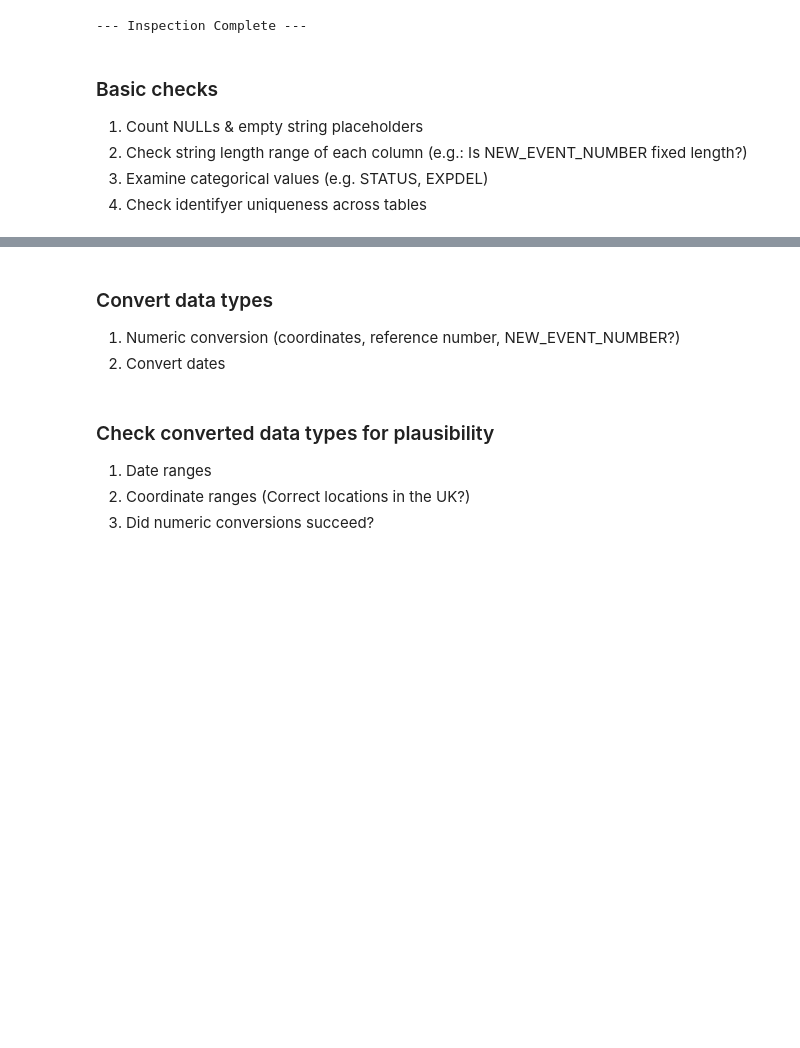
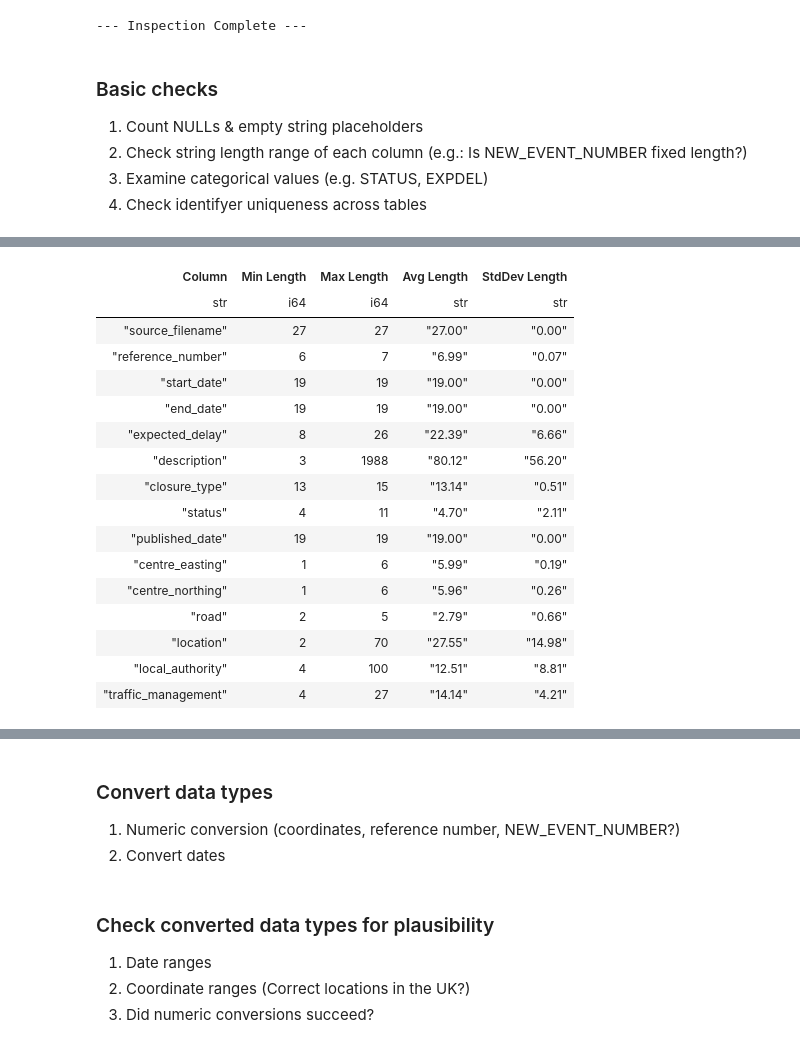
Before and after one commit to FlorisRX/UK_roadworks_XML_pipeline, a Jupyter notebook: data_exploration.ipynb, the cells around one changed output, grey strips where cells are left out. Cells and saved outputs as stored; diff of their text form; code cells hidden in the pictures; blank space fills up the shorter version.

```diff
--- a/data_exploration.ipynb
+++ b/data_exploration.ipynb
@@ -1330,0 +1291,76 @@ except duckdb.Error as e:
+# %%
+# --- Check 2: String Length Analysis ---
+print("--- Running Check 2: String Length Analysis ---")
+for table_name, columns in TABLES_INFO.items():
+    print(f"\n--- Analyzing Table for String Lengths: {table_name} ---")
+
+    count_df = run_query(con, f'SELECT COUNT(*) as total_rows FROM "{table_name}"')
+    total_rows = 0
+    if count_df is not None and not count_df.is_empty():
+        total_rows = count_df[0, "total_rows"]
+    # print(f"Total Rows: {total_rows}") # Optional context
+
+    if total_rows == 0:
+        print("Table is empty. Skipping string length checks for this table.")
+        continue
+
+    print("\n2. String Length Analysis:")
+    length_results = []
+    for col in columns:
+        length_stats_query = f'''
+            SELECT MIN(LENGTH("{col}")) as min_len,
+                    MAX(LENGTH("{col}")) as max_len,
+                    AVG(LENGTH("{col}")) as avg_len,
+                    STDDEV_POP(LENGTH("{col}")) as stddev_len
+            FROM "{table_name}"
+            WHERE "{col}" IS NOT NULL AND trim("{col}") != ''
+        '''
+        length_df = run_query(con, length_stats_query)
+
+        min_len, max_len, avg_len, stddev_len = "Error", "Error", "Error", "Error"
+        if length_df is not None and not length_df.is_empty():
+            min_len = length_df[0, "min_len"]
+            max_len = length_df[0, "max_len"]
+            avg_len_val = length_df[0, "avg_len"]
+            stddev_len_val = length_df[0, "stddev_len"]
+
+            avg_len = f"{avg_len_val:.2f}" if avg_len_val is not None else "N/A"
+            stddev_len = f"{stddev_len_val:.2f}" if stddev_len_val is not None else "N/A"
+
+        length_results.append({
+            "Column": col,
+            "Min Length": min_len,
+            "Max Length": max_len,
+            "Avg Length": avg_len,
+            "StdDev Length": stddev_len
+        })
+
+        if min_len != "Error" and min_len is not None:
+            shortest_strings_query = f'''
+                SELECT DISTINCT "{col}" as val
+                FROM "{table_name}"
+                WHERE "{col}" IS NOT NULL AND LENGTH("{col}") = {min_len}
+                LIMIT 3
+            '''
+            shortest_df = run_query(con, shortest_strings_query)
+            if shortest_df is not None and not shortest_df.is_empty():
+                print(f"  Shortest string example for '{col}' (length {min_len}): {shortest_df['val'].to_list()}")
+
+        if max_len != "Error" and max_len is not None:
+            longest_strings_query = f'''
+                SELECT DISTINCT "{col}" as val
+                FROM "{table_name}"
+                WHERE "{col}" IS NOT NULL AND LENGTH("{col}") = {max_len}
+                LIMIT 3
+            '''
+            longest_df = run_query(con, longest_strings_query)
+            if longest_df is not None and not longest_df.is_empty():
+                print(f"  Longest string example for '{col}' (length {max_len}): {longest_df['val'].to_list()}")
+
+    if length_results:
+        print("\n  String Length Statistics Summary:")
+        display(pl.DataFrame(length_results))
+    else:
+        print("  Could not retrieve string length statistics.")
+print("--- Check 2: String Length Analysis Complete ---")
+# %% [output]
@@ -1330,0 +1418,17 @@ except duckdb.Error as e:
+| Column | Min Length | Max Length | Avg Length | StdDev Length |
+| str | i64 | i64 | str | str |
+| "source_filename" | 27 | 27 | "27.00" | "0.00" |
+| "reference_number" | 6 | 7 | "6.99" | "0.07" |
+| "start_date" | 19 | 19 | "19.00" | "0.00" |
+| "end_date" | 19 | 19 | "19.00" | "0.00" |
+| "expected_delay" | 8 | 26 | "22.39" | "6.66" |
+| "description" | 3 | 1988 | "80.12" | "56.20" |
+| "closure_type" | 13 | 15 | "13.14" | "0.51" |
+| "status" | 4 | 11 | "4.70" | "2.11" |
+| "published_date" | 19 | 19 | "19.00" | "0.00" |
+| "centre_easting" | 1 | 6 | "5.99" | "0.19" |
+| "centre_northing" | 1 | 6 | "5.96" | "0.26" |
+| "road" | 2 | 5 | "2.79" | "0.66" |
+| "location" | 2 | 70 | "27.55" | "14.98" |
+| "local_authority" | 4 | 100 | "12.51" | "8.81" |
+| "traffic_management" | 4 | 27 | "14.14" | "4.21" |
```
Also changed, not shown: parts of 17 cells of this notebook, 1 other file.
